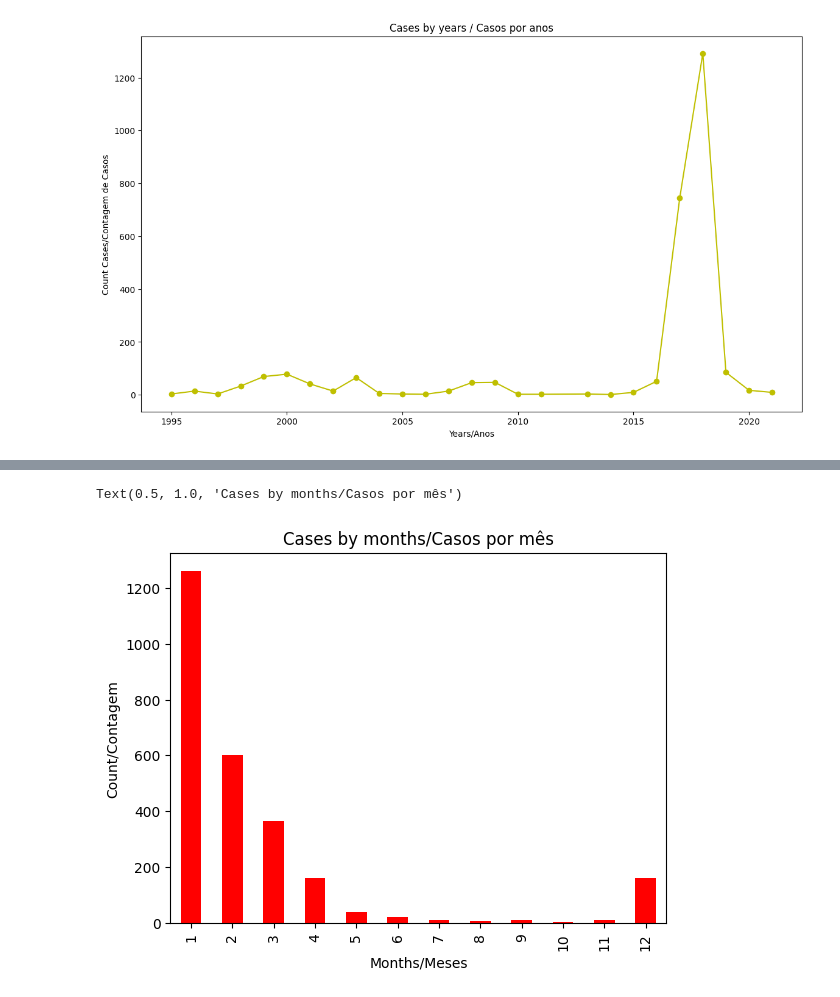
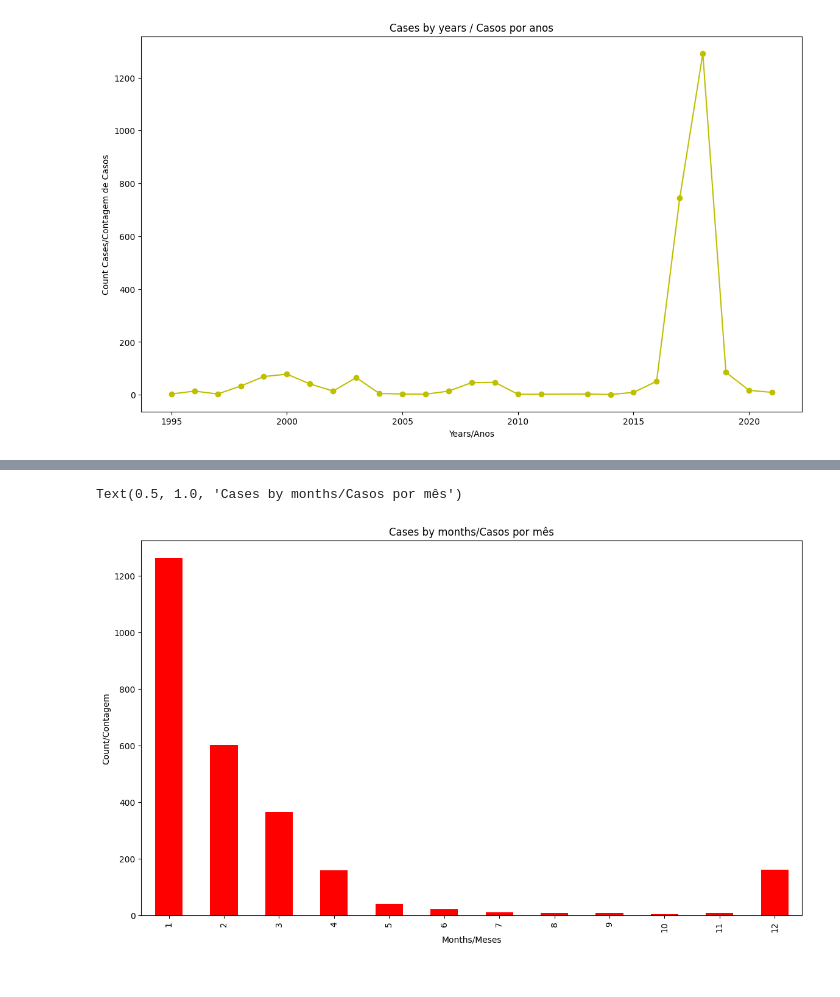
Before and after one commit to Muniz97/Yellow-fever-Febre-Amarela, a Jupyter notebook: 2 - Statistic/Yellow_Fever_Statistic.ipynb, the cells around one changed output, grey strips where cells are left out. Saved outputs shown, nothing was run; the diff lists cells and outputs as text; code cells hidden in the pictures.

```diff
--- a/2 - Statistic/Yellow_Fever_Statistic.ipynb
+++ b/2 - Statistic/Yellow_Fever_Statistic.ipynb
@@ -108,9 +114,10 @@ sns.countplot(x = 'MES_IS', data = dados)
 # %%
+plt.figure(figsize = (14,8))
 dados['MES_IS'].value_counts().sort_index().plot(kind='bar', color = 'red')
 
 plt.xlabel('Months/Meses')
 plt.ylabel('Count/Contagem')
 plt.title('Cases by months/Casos por mês')
 # %% [output]
 Text(0.5, 1.0, 'Cases by months/Casos por mês')
-[figure, old version]
+[figure, new version]
```
Also changed, not shown: parts of 4 cells of this notebook.
